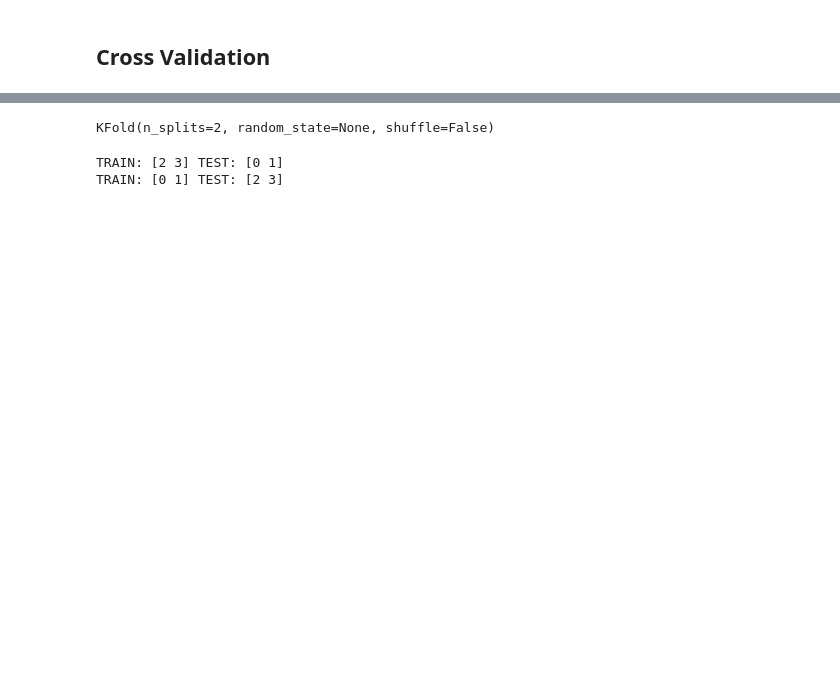
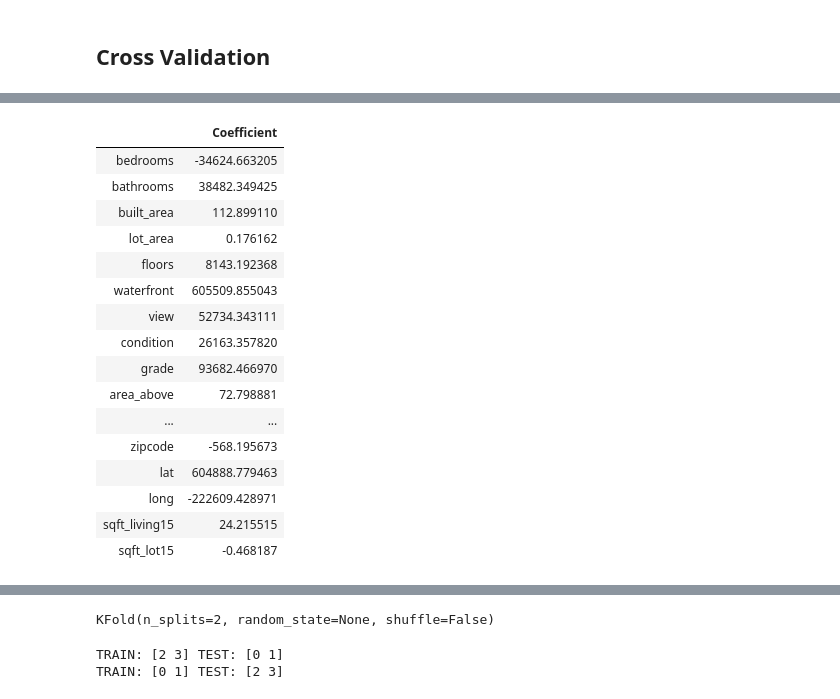
Before and after one commit to cidones/house-rocket-training, a Jupyter notebook: house_rocket.ipynb, the cells around one changed output, grey strips where cells are left out. Saved outputs shown, nothing was run; the diff lists cells and outputs as text; code cells hidden in the pictures; blank space fills up the shorter version.

```diff
--- a/house_rocket.ipynb
+++ b/house_rocket.ipynb
@@ -741,0 +787,22 @@ dtype: int64
+# %%
+lm = linear_model.LinearRegression().fit( X_train, y_train )
+coeff_df = pd.DataFrame(lm.coef_, X.columns, columns=['Coefficient'])
+coeff_df
+# %% [output]
+|  | Coefficient |
+| bedrooms | -34624.663205 |
+| bathrooms | 38482.349425 |
+| built_area | 112.899110 |
+| lot_area | 0.176162 |
+| floors | 8143.192368 |
+| waterfront | 605509.855043 |
+| view | 52734.343111 |
+| condition | 26163.357820 |
+| grade | 93682.466970 |
+| area_above | 72.798881 |
+| ... | ... |
+| zipcode | -568.195673 |
+| lat | 604888.779463 |
+| long | -222609.428971 |
+| sqft_living15 | 24.215515 |
+| sqft_lot15 | -0.468187 |
```
Also changed, not shown: parts of 14 cells of this notebook.
